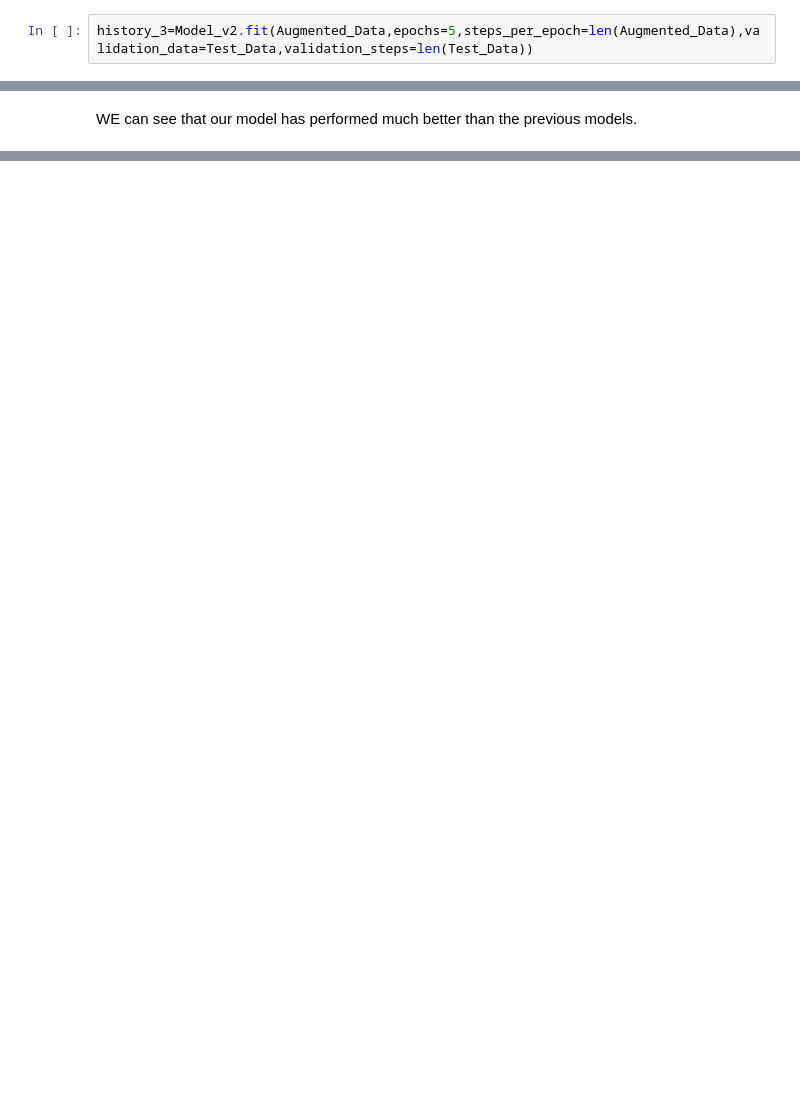
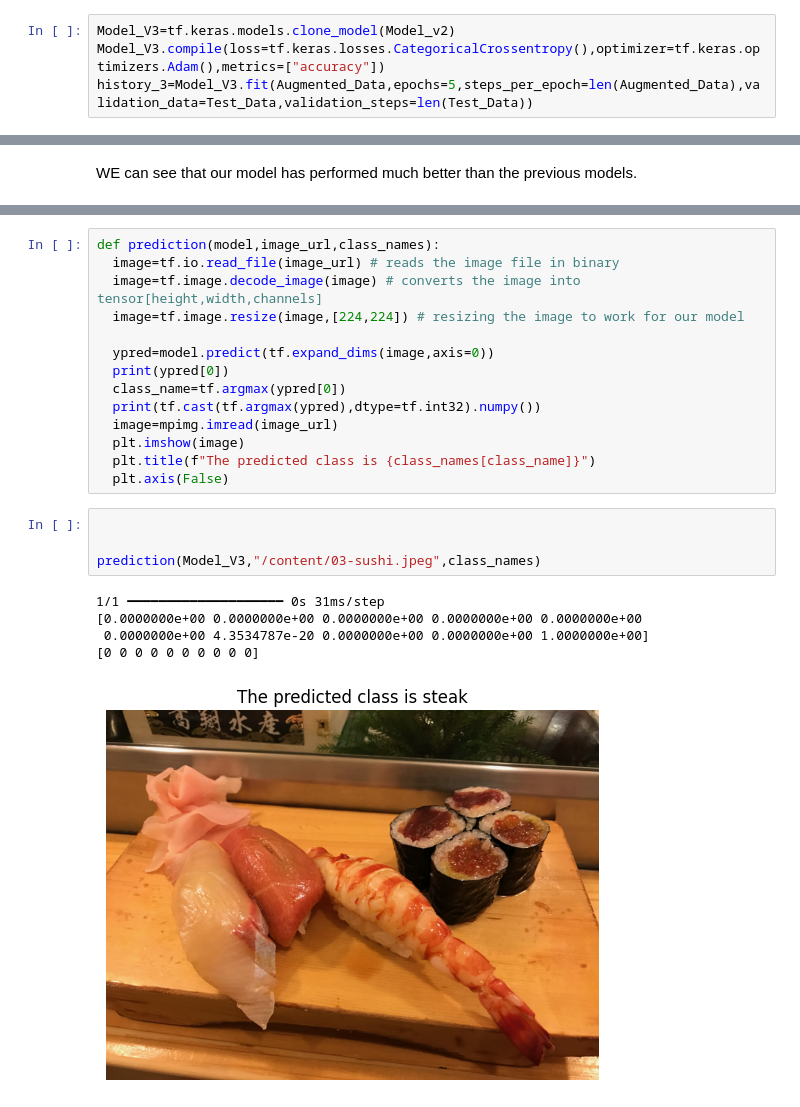
Before and after one commit to Ashwin-2408/Tensor_Flow_Learning, a Jupyter notebook: notebooks/MulitClass_CNN.ipynb, the cells around one changed output, grey strips where cells are left out. Cells and saved outputs as stored; diff of their text form; blank space fills up the shorter version.

Commit message:
Made predictions using own custom dataset

```diff
--- a/notebooks/MulitClass_CNN.ipynb
+++ b/notebooks/MulitClass_CNN.ipynb
@@ -232,6 +232,8 @@ Found 7500 images belonging to 10 classes.
 # %% [markdown]
 Fitting our second model with the augmented data
 # %%
-history_3=Model_v2.fit(Augmented_Data,epochs=5,steps_per_epoch=len(Augmented_Data),validation_data=Test_Data,validation_steps=len(Test_Data))
+Model_V3=tf.keras.models.clone_model(Model_v2)
+Model_V3.compile(loss=tf.keras.losses.CategoricalCrossentropy(),optimizer=tf.keras.optimizers.Adam(),metrics=["accuracy"])
+history_3=Model_V3.fit(Augmented_Data,epochs=5,steps_per_epoch=len(Augmented_Data),validation_data=Test_Data,validation_steps=len(Test_Data))
 # %% [output]
 Epoch 1/5
@@ -248,0 +264,24 @@ WE can see that our model has performed much better than the previous models.
+# %%
+def prediction(model,image_url,class_names):
+  image=tf.io.read_file(image_url) # reads the image file in binary
+  image=tf.image.decode_image(image) # converts the image into tensor[height,width,channels]
+  image=tf.image.resize(image,[224,224]) # resizing the image to work for our model
+
+  ypred=model.predict(tf.expand_dims(image,axis=0))
+  print(ypred[0])
+  class_name=tf.argmax(ypred[0])
+  print(tf.cast(tf.argmax(ypred),dtype=tf.int32).numpy())
+  image=mpimg.imread(image_url)
+  plt.imshow(image)
+  plt.title(f"The predicted class is {class_names[class_name]}")
+  plt.axis(False)
+# %%
+
+
+prediction(Model_V3,"/content/03-sushi.jpeg",class_names)
+# %% [output]
+1/1 ━━━━━━━━━━━━━━━━━━━━ 0s 31ms/step
+[0.0000000e+00 0.0000000e+00 0.0000000e+00 0.0000000e+00 0.0000000e+00
+ 0.0000000e+00 4.3534787e-20 0.0000000e+00 0.0000000e+00 1.0000000e+00]
+[0 0 0 0 0 0 0 0 0 0]
+[figure, added]
```
Also changed, not shown: parts of 8 cells of this notebook.
